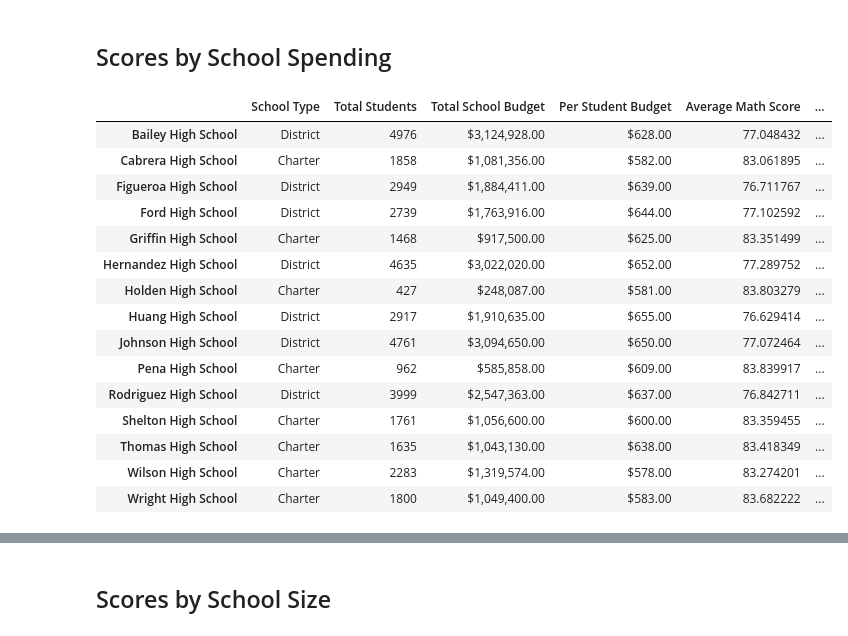
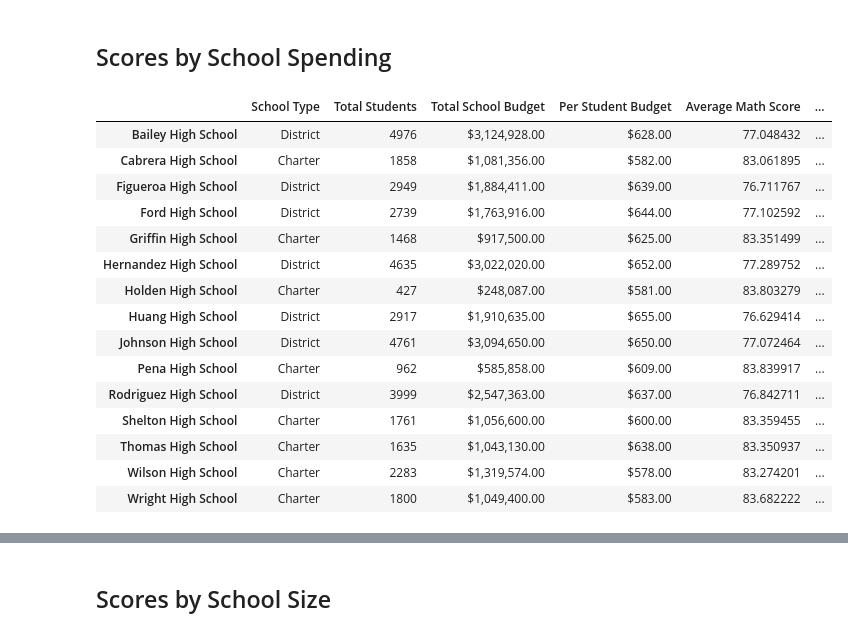
Before and after one commit to giraruba99/School_District_Analysis, a Jupyter notebook: PyCitySchools_Challenge.ipynb, the cells around one changed output, grey strips where cells are left out. Saved outputs shown, nothing was run; the diff lists cells and outputs as text; code cells hidden in the pictures.

```diff
--- a/PyCitySchools_Challenge.ipynb
+++ b/PyCitySchools_Challenge.ipynb
@@ -711,34 +741,42 @@ reading_scores_by_school
 # %% [markdown]
 ## Scores by School Spending
 # %%
+school_data_complete_df.loc[(school_data_complete_df["grade"] == "9th") &
+                    (school_data_complete_df["school_name"] == "Thomas High School") &
+                   (school_data_complete_df["math_score"]), "math_score"] = np.NaN
+
+school_data_complete_df.loc[(school_data_complete_df["grade"] == "9th") &
+                    (school_data_complete_df["school_name"] == "Thomas High School") &
+                   (school_data_complete_df["reading_score"]), "reading_score"] = np.NaN
+
 # Establish the spending bins and group names.
 
 spending_bins = [0, 585, 630, 645, 675]
 group_names = ["<$584", "$585-629", "$630-644", "$645-675"]
 
 
 
 
 # Categorize spending based on the bins.
 
 per_school_summary_df["Spending Ranges (Per Student)"] = pd.cut(per_school_capita, spending_bins, labels=group_names)
 
 per_school_summary_df
 # %% [output]
 |  | School Type | Total Students | Total School Budget | Per Student Budget | Average Math Score | ... |
 | Bailey High School | District | 4976 | $3,124,928.00 | $628.00 | 77.048432 | ... |
 | Cabrera High School | Charter | 1858 | $1,081,356.00 | $582.00 | 83.061895 | ... |
 | Figueroa High School | District | 2949 | $1,884,411.00 | $639.00 | 76.711767 | ... |
 | Ford High School | District | 2739 | $1,763,916.00 | $644.00 | 77.102592 | ... |
 | Griffin High School | Charter | 1468 | $917,500.00 | $625.00 | 83.351499 | ... |
 | Hernandez High School | District | 4635 | $3,022,020.00 | $652.00 | 77.289752 | ... |
 | Holden High School | Charter | 427 | $248,087.00 | $581.00 | 83.803279 | ... |
 | Huang High School | District | 2917 | $1,910,635.00 | $655.00 | 76.629414 | ... |
 | Johnson High School | District | 4761 | $3,094,650.00 | $650.00 | 77.072464 | ... |
 | Pena High School | Charter | 962 | $585,858.00 | $609.00 | 83.839917 | ... |
 | Rodriguez High School | District | 3999 | $2,547,363.00 | $637.00 | 76.842711 | ... |
 | Shelton High School | Charter | 1761 | $1,056,600.00 | $600.00 | 83.359455 | ... |
-| Thomas High School | Charter | 1635 | $1,043,130.00 | $638.00 | 83.418349 | ... |
+| Thomas High School | Charter | 1635 | $1,043,130.00 | $638.00 | 83.350937 | ... |
 | Wilson High School | Charter | 2283 | $1,319,574.00 | $578.00 | 83.274201 | ... |
 | Wright High School | Charter | 1800 | $1,049,400.00 | $583.00 | 83.682222 | ... |
 # %%
```
Also changed, not shown: parts of 26 cells of this notebook, 1 other file.
